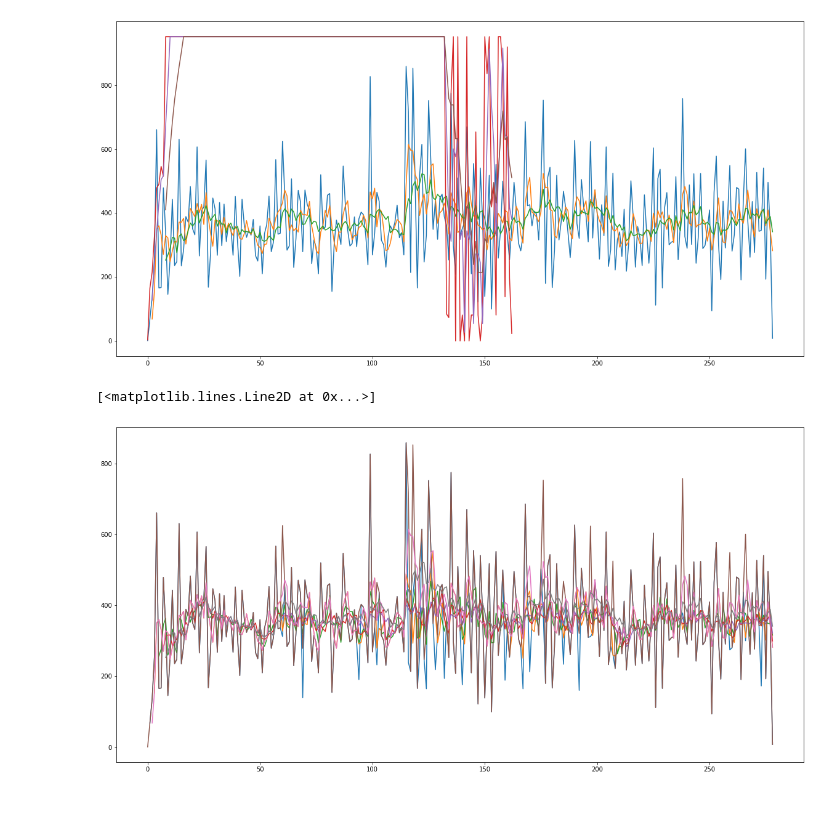
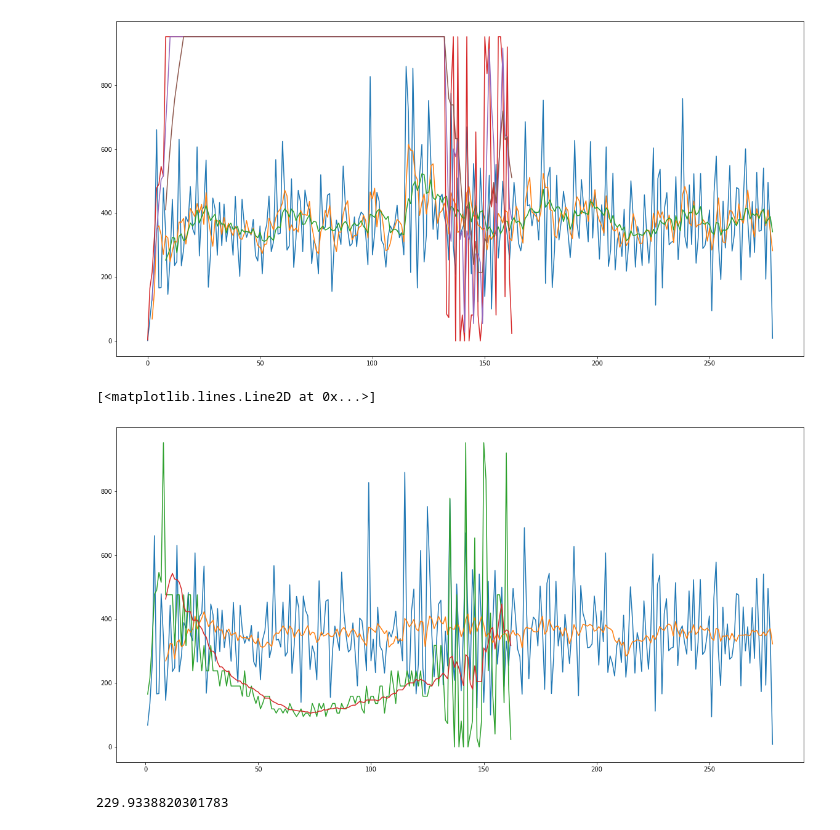
Before and after one commit to lab10-coop/honey-badger-testing, a Jupyter notebook: jupyter/generic_block_analysis.ipynb, the cells around one changed output. Cells and saved outputs as stored; diff of their text form; code cells hidden in the pictures.

```diff
--- a/jupyter/generic_block_analysis.ipynb
+++ b/jupyter/generic_block_analysis.ipynb
@@ -17,17 +17,23 @@ plt.rcParams["figure.figsize"] = (20, 10)
 # blocksFile = 'data/hbbft/proofs/poolProtection/blocks.log.csv'
 
 blocksFile = 'data/hbbft/proofs/poolProtection/tx350.csv'
-blocksFile2 = 'data/hbbft/proofs/poolProtection/tx538.csv'
+blocksFile2 = 'data/hbbft/proofs/poolProtection/tx411.csv'
+blocksFile3 = 'data/hbbft/proofs/poolProtection/tx538.csv'
+
 
 dfFixed = pd.read_csv(blocksFile)
 dfFixed2 = pd.read_csv(blocksFile2)
-
+dfFixed3 = pd.read_csv(blocksFile3)
 
 dfFixed['blockTime'] =  dfFixed.timestamp - dfFixed.shift(1).timestamp
 dfFixed['txs'] = dfFixed.numberOfTransactions / dfFixed.blockTime
 
+
 dfFixed2['blockTime'] =  dfFixed2.timestamp - dfFixed2.shift(1).timestamp
 dfFixed2['txs'] = dfFixed2.numberOfTransactions / dfFixed2.blockTime
+
+dfFixed3['blockTime'] =  dfFixed3.timestamp - dfFixed3.shift(1).timestamp
+dfFixed3['txs'] = dfFixed3.numberOfTransactions / dfFixed3.blockTime
 # %%
 # plot = plt.plot(df.blockTime)
 plt.plot(dfFixed.blockTime)
@@ -50,20 +61,27 @@ plt.plot(dfFixed2.numberOfTransactions.rolling(window=9).mean())
 # %%
 # plt.plot(df.numberOfTransactions)
 #plt.plot(df.txs.rolling(window=3).mean())
 # plt.plot(dfFixed.numberOfTransactions)
 
 
 
 plt.plot(dfFixed.txs)
 #plt.plot(dfFixed.txs.rolling(window=3).mean())
 #plt.plot(dfFixed.txs.rolling(window=5).mean())
 #plt.plot(dfFixed.txs.rolling(window=7).mean())
 plt.plot(dfFixed.txs.rolling(window=9).mean())
 
 
 
 plt.plot(dfFixed2.txs)
 plt.plot(dfFixed2.txs.rolling(window=9).mean())
+
+plt.plot(dfFixed3.txs)
+plt.plot(dfFixed3.txs.rolling(window=9).mean())
 # %% [output]
 [<matplotlib.lines.Line2D at 0x...>]
-[figure, old version]
+[figure, new version]
+# %%
+dfFixed2.txs.mean()
+# %% [output]
+229.9338820301783
```
Also changed, not shown: parts of 2 cells of this notebook, 9 other files.
